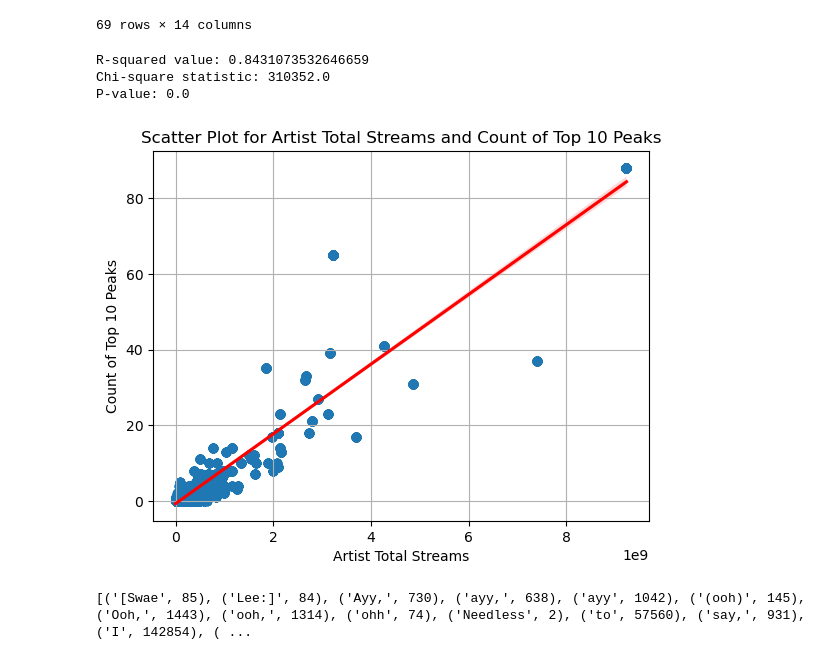
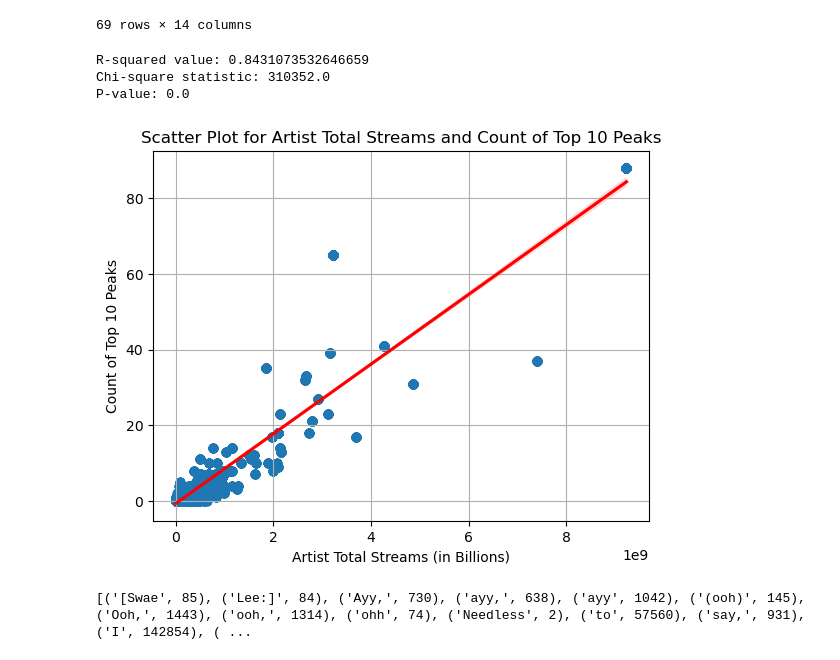
Before and after one commit to Musiholic/bootcamp-project-1, a Jupyter notebook: lyrics3.ipynb, the cells around one changed output. Drawn from its saved outputs; the diff is of its cells as text; code cells hidden in the pictures.

```diff
--- a/lyrics3.ipynb
+++ b/lyrics3.ipynb
@@ -329,32 +574,32 @@ post_malone_rows.to_csv('post_malone_filtered_rows.csv', index=False)
 # %%
 import matplotlib.pyplot as plt
 import seaborn as sns
 from scipy import stats
 
 # Scatter plot for "Artist Total Streams" and "Average Peak Position of Songs"
 sns.regplot(x='Artist Total Streams', y='Count of Top 10 Peaks', data=topStreamedSongs_df, scatter_kws={'alpha': 0.5}, line_kws={'color': 'red'})
 plt.title('Scatter Plot for Artist Total Streams and Count of Top 10 Peaks')
-plt.xlabel('Artist Total Streams')
+plt.xlabel('Artist Total Streams (in Billions)')
 plt.ylabel('Count of Top 10 Peaks')
 plt.grid(True)
 
 # Calculate R-squared
 correlation_coefficient = topStreamedSongs_df['Artist Total Streams'].corr(topStreamedSongs_df['Count of Top 10 Peaks'])
 r_squared = correlation_coefficient ** 2
 print(f'R-squared value: {r_squared}')
 
 # Perform Chi-square test for independence
 chi2, p, _, _ = stats.chi2_contingency(pd.crosstab(topStreamedSongs_df['Artist Total Streams'], topStreamedSongs_df['Count of Top 10 Peaks']))
 print(f'Chi-square statistic: {chi2}')
 print(f'P-value: {p}')
 
 # Show the plot
 plt.show()
 # %% [output]
 R-squared value: 0.8431073532646659
 Chi-square statistic: 310352.0
 P-value: 0.0
-[figure, old version]
+[figure, new version]
 # %%
 #proof of concept for lyric word cloud, will need to be edited to remove unnecesary words
 from collections import Counter
```
Also changed, not shown: parts of 20 cells of this notebook.
